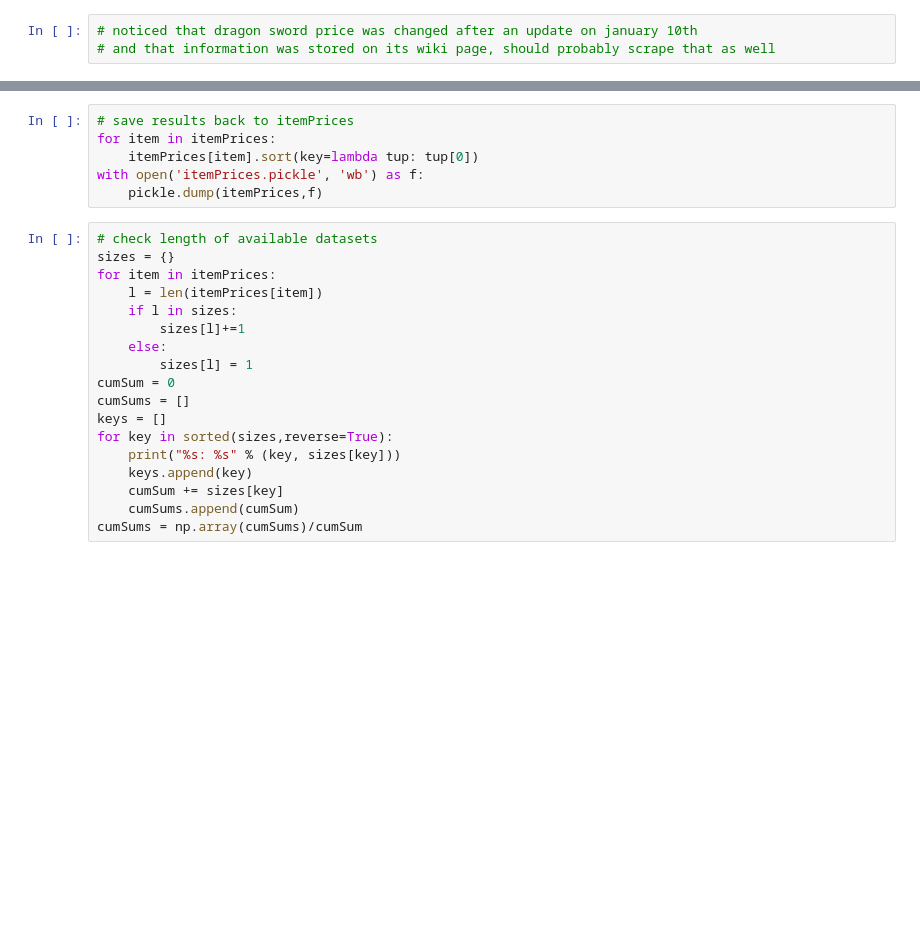
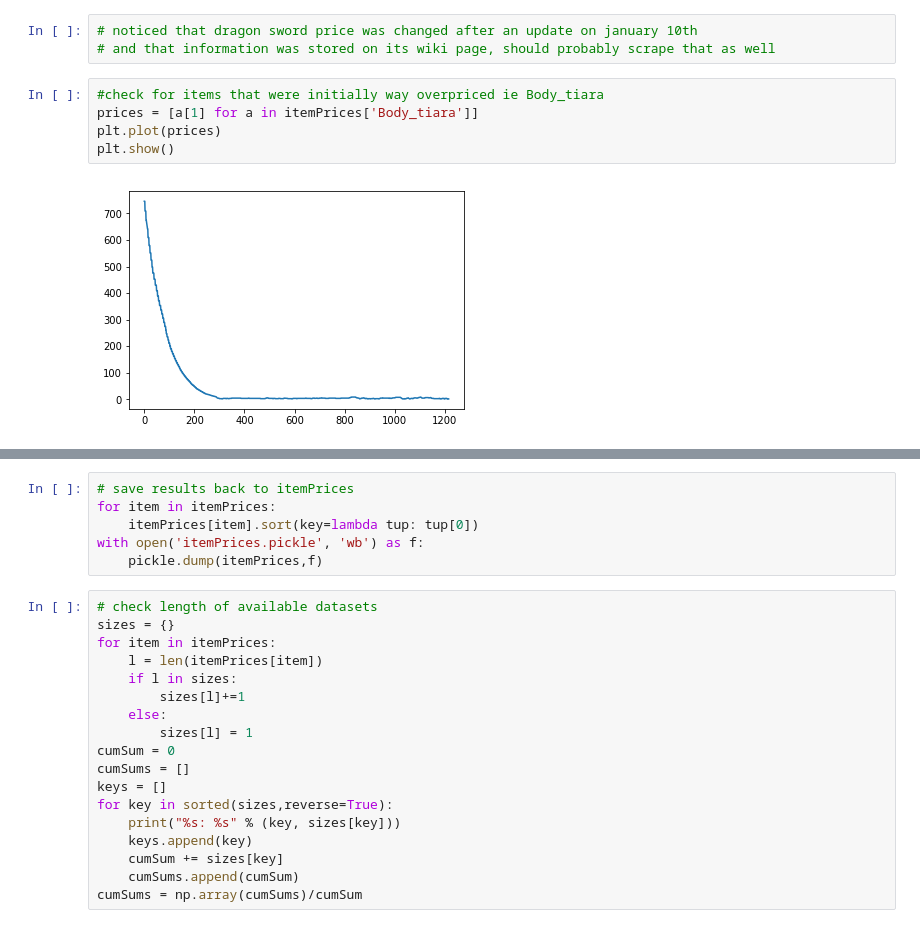
Before and after one commit to rmmartin02/OSRS_Research, a Jupyter notebook: DataPreProcessing.ipynb, the cells around one changed output, grey strips where cells are left out. Drawn from its saved outputs; the diff is of its cells as text; blank space fills up the shorter version.

```diff
--- a/DataPreProcessing.ipynb
+++ b/DataPreProcessing.ipynb
@@ -502,3 +410,10 @@ Disk_of_returning
 # %%
 # noticed that dragon sword price was changed after an update on january 10th
 # and that information was stored on its wiki page, should probably scrape that as well
+# %%
+#check for items that were initially way overpriced ie Body_tiara
+prices = [a[1] for a in itemPrices['Body_tiara']]
+plt.plot(prices)
+plt.show()
+# %% [output]
+[figure, added]
```
Also changed, not shown: parts of 31 cells of this notebook, 1 other file.
